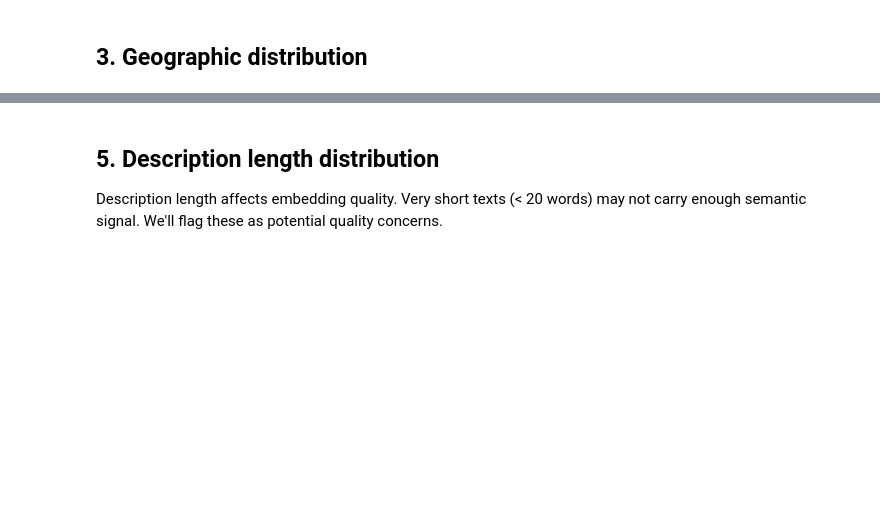
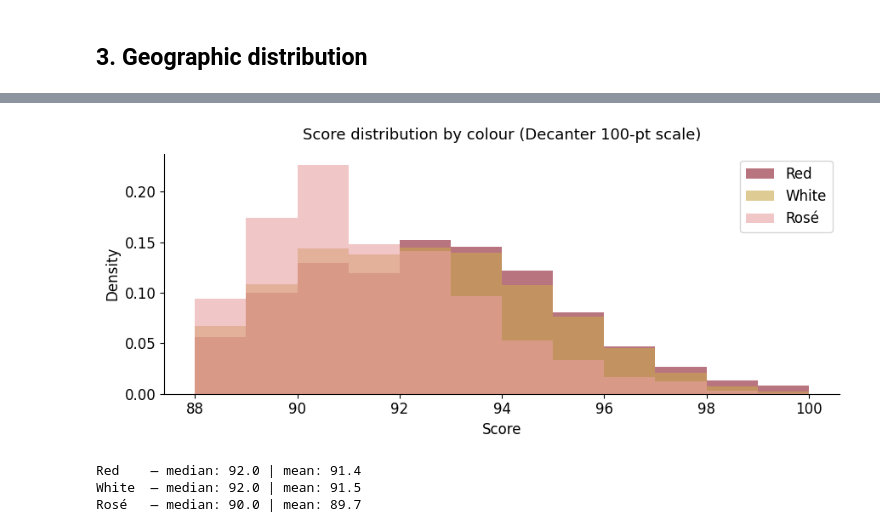
Before and after one commit to sbv239/wine-style-clustering, a Jupyter notebook: notebooks/01_eda.ipynb, the cells around one changed output, grey strips where cells are left out. Drawn from its saved outputs; the diff is of its cells as text; code cells hidden in the pictures; blank space fills up the shorter version.

```diff
--- a/notebooks/01_eda.ipynb
+++ b/notebooks/01_eda.ipynb
@@ -110,28 +116,26 @@ Understanding this matters for Sprint 3: we may want to stratify cluster quality
 # %%
 df_scored = df.dropna(subset=['score'])
-
-# Separate by colour for overlay
-df_red   = df_scored[df_scored['Colour'] == 'Red']
-df_white = df_scored[df_scored['Colour'] == 'White']
+df_red    = df_scored[df_scored['Colour'] == 'Red']
+df_white  = df_scored[df_scored['Colour'] == 'White']
+df_rose   = df_scored[df_scored['Colour'] == 'Rosé']
 
 fig, ax = plt.subplots(figsize=(9, 4))
 bins = range(88, 101)
-
-ax.hist(df_red['score'],   bins=bins, color=RED,   alpha=0.7, label='Red',   density=True)
-ax.hist(df_white['score'], bins=bins, color=WHITE, alpha=0.7, label='White', density=True)
-
-ax.set_title('Score distribution — Red vs White (Decanter 100-pt scale)', fontsize=13, pad=12)
+ax.hist(df_red['score'],   bins=bins, color=RED,   alpha=0.6, label='Red',   density=True)
+ax.hist(df_white['score'], bins=bins, color=WHITE, alpha=0.6, label='White', density=True)
+ax.hist(df_rose['score'],  bins=bins, color=ROSE,  alpha=0.6, label='Rosé',  density=True)
+ax.set_title('Score distribution by colour (Decanter 100-pt scale)', fontsize=13, pad=12)
 ax.set_xlabel('Score')
 ax.set_ylabel('Density')
 ax.legend()
 plt.tight_layout()
-plt.savefig('../results/figures/01_score_distribution.png', dpi=150, bbox_inches='tight')
+plt.savefig('results/figures/01_score_distribution.png', dpi=150, bbox_inches='tight')
 plt.show()
 
-print(f'Red   — median score: {df_red["score"].median()}')
-print(f'White — median score: {df_white["score"].median()}')
+for name, sub in [('Red', df_red), ('White', df_white), ('Rosé', df_rose)]:
+    print(f'{name:6} — median: {sub["score"].median()} | mean: {sub["score"].mean():.1f}')
+# %% [output]
+[figure, added]
+Red    — median: 92.0 | mean: 91.4
+White  — median: 92.0 | mean: 91.5
+Rosé   — median: 90.0 | mean: 89.7
-# %% [markdown]
-## 5. Description length distribution
-
-Description length affects embedding quality. Very short texts (< 20 words) may not carry enough
-semantic signal. We'll flag these as potential quality concerns.
```
Also changed, not shown: parts of 25 cells of this notebook, 36 other files.
